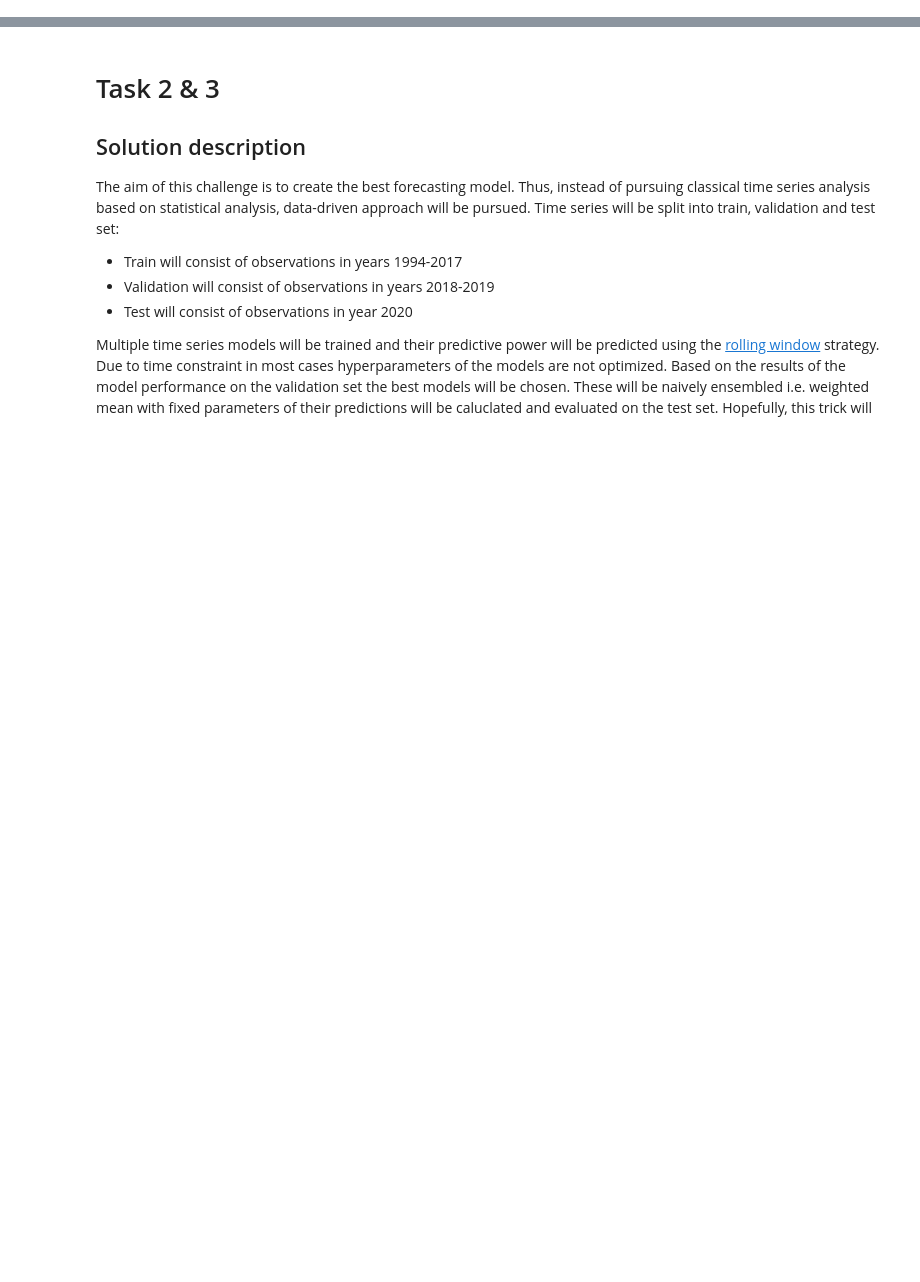
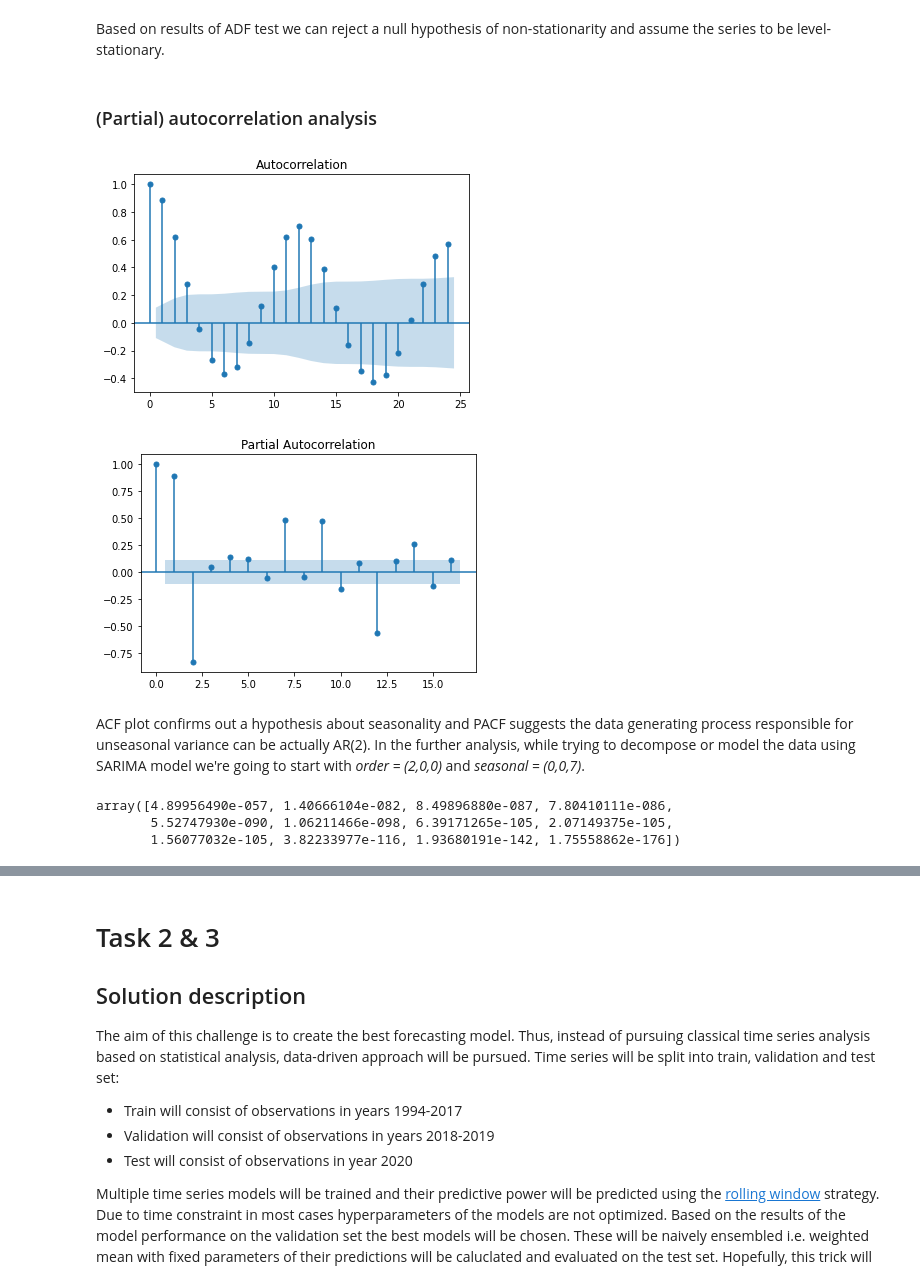
Before and after one commit to jcierocki/INGModellingContest, a Jupyter notebook: notebooks/models.ipynb, the cells around one changed output, grey strips where cells are left out. Drawn from its saved outputs; the diff is of its cells as text; code cells hidden in the pictures; blank space fills up the shorter version.

```diff
--- a/notebooks/models.ipynb
+++ b/notebooks/models.ipynb
@@ -0,0 +51,22 @@
+# %% [markdown]
+Based on results of ADF test we can reject a null hypothesis of non-stationarity and assume the series to be level-stationary.
+# %% [markdown]
+### (Partial) autocorrelation analysis
+# %%
+plot_acf(df.consumption, lags=24, alpha=.05, use_vlines=True)
+plot_pacf(df.consumption, lags=16, alpha=.05, use_vlines=True)
+print()
+# %% [output]
+[figure, added]
+[figure, added]
+# %% [markdown]
+ACF plot confirms out a hypothesis about seasonality and PACF suggests the data generating process responsible for unseasonal
+variance can be actually AR(2). In the further analysis, while trying to decompose or model the data using SARIMA model we're
+going to start with _order = (2,0,0)_ and _seasonal = (0,0,7)_.
+# %%
+_, lbox_pval = acorr_ljungbox(df.consumption, lags=12)
+lbox_pval
+# %% [output]
+array([4.89956490e-057, 1.40666104e-082, 8.49896880e-087, 7.80410111e-086,
+       5.52747930e-090, 1.06211466e-098, 6.39171265e-105, 2.07149375e-105,
+       1.56077032e-105, 3.82233977e-116, 1.93680191e-142, 1.75558862e-176])
```
Also changed, not shown: parts of 45 cells of this notebook, 1 other file.
